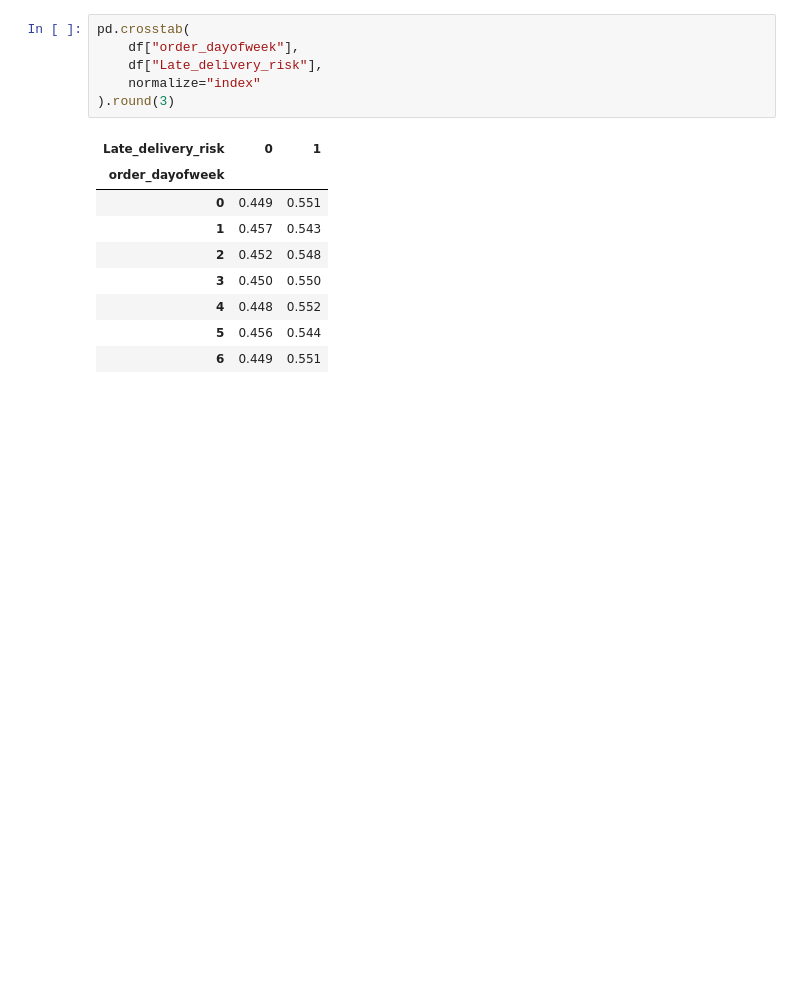
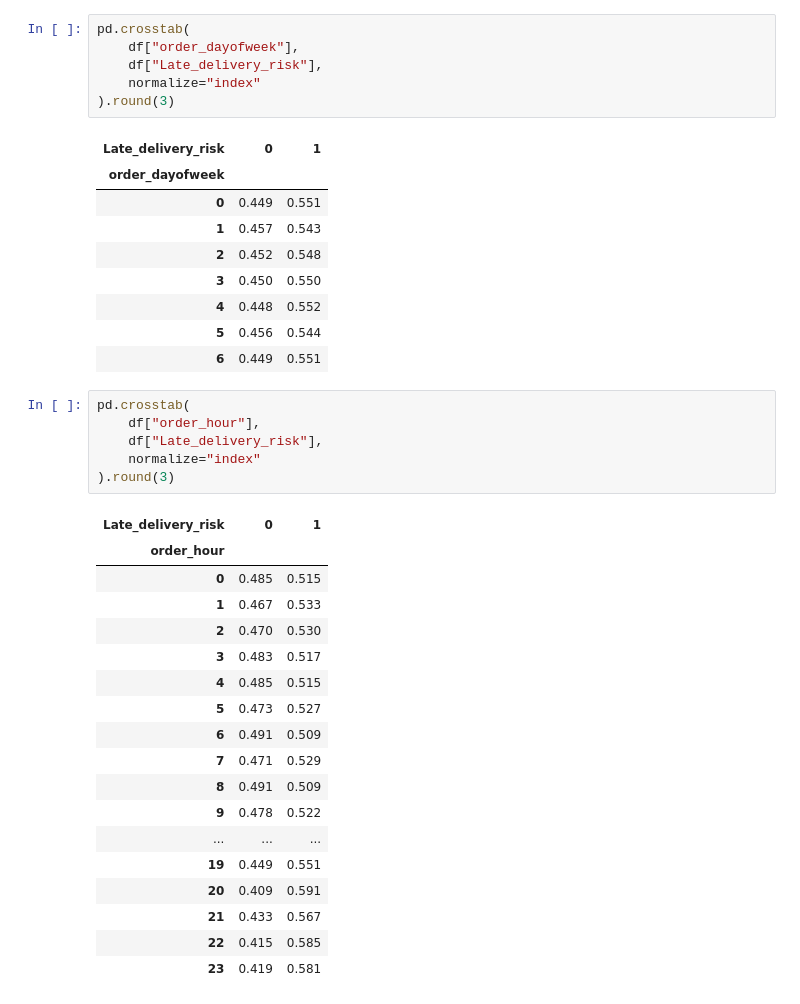
Before and after one commit to elhamrouzban/LogiGuard, a Jupyter notebook: notebooks/01_data_understanding.ipynb, the cells around one changed output. Saved outputs shown, nothing was run; the diff lists cells and outputs as text; blank space fills up the shorter version.

```diff
--- a/notebooks/01_data_understanding.ipynb
+++ b/notebooks/01_data_understanding.ipynb
@@ -663,3 +663,28 @@ pd.crosstab(
 | 4 | 0.448 | 0.552 |
 | 5 | 0.456 | 0.544 |
 | 6 | 0.449 | 0.551 |
+# %%
+pd.crosstab(
+    df["order_hour"],
+    df["Late_delivery_risk"],
+    normalize="index"
+).round(3)
+# %% [output]
+| Late_delivery_risk | 0 | 1 |
+| order_hour |  |  |
+| 0 | 0.485 | 0.515 |
+| 1 | 0.467 | 0.533 |
+| 2 | 0.470 | 0.530 |
+| 3 | 0.483 | 0.517 |
+| 4 | 0.485 | 0.515 |
+| 5 | 0.473 | 0.527 |
+| 6 | 0.491 | 0.509 |
+| 7 | 0.471 | 0.529 |
+| 8 | 0.491 | 0.509 |
+| 9 | 0.478 | 0.522 |
+| ... | ... | ... |
+| 19 | 0.449 | 0.551 |
+| 20 | 0.409 | 0.591 |
+| 21 | 0.433 | 0.567 |
+| 22 | 0.415 | 0.585 |
+| 23 | 0.419 | 0.581 |
```
Also changed, not shown: parts of 10 cells of this notebook, 1 other file.
